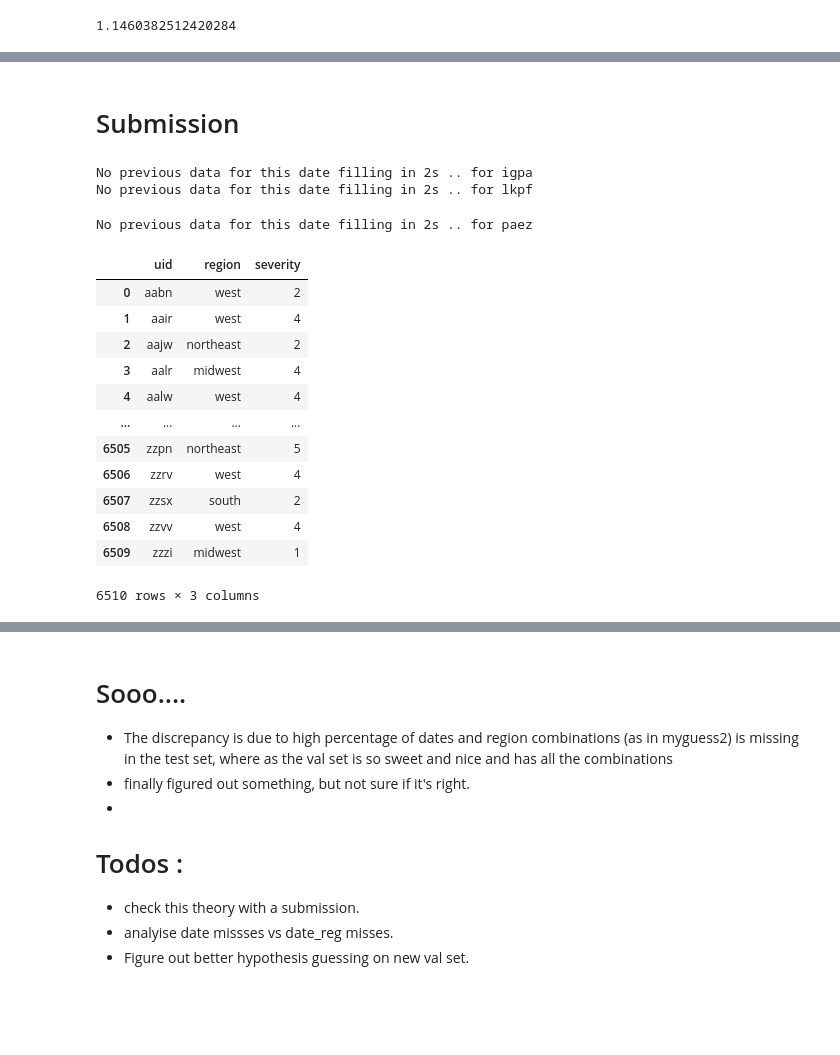
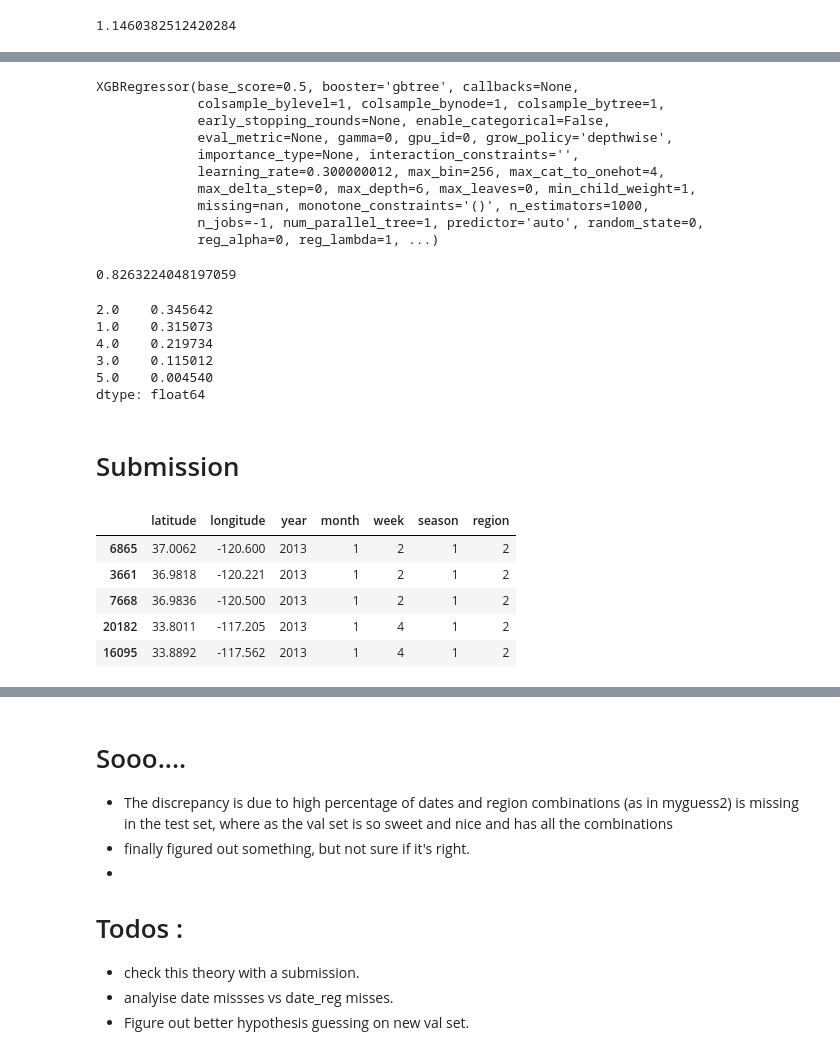
Before and after one commit to k-loki/Algal-bloom-Identification, a Jupyter notebook: notebooks/model_mtdata.ipynb, the cells around one changed output, grey strips where cells are left out. Saved outputs shown, nothing was run; the diff lists cells and outputs as text; code cells hidden in the pictures; blank space fills up the shorter version.

Commit message:
MI scores , xgb on lngs @ 0.83

```diff
--- a/notebooks/model_mtdata.ipynb
+++ b/notebooks/model_mtdata.ipynb
@@ -804,0 +895,30 @@ Missed by 4:  0.0
+# %%
+xgb = XGBRegressor(n_estimators=1000, tree_method='gpu_hist', gpu_id=0, verbosity=1, n_jobs=-1)
+xgb.fit(X_train, y_train, verbose=False)
+# %% [output]
+XGBRegressor(base_score=0.5, booster='gbtree', callbacks=None,
+             colsample_bylevel=1, colsample_bynode=1, colsample_bytree=1,
+             early_stopping_rounds=None, enable_categorical=False,
+             eval_metric=None, gamma=0, gpu_id=0, grow_policy='depthwise',
+             importance_type=None, interaction_constraints='',
+             learning_rate=0.300000012, max_bin=256, max_cat_to_onehot=4,
+             max_delta_step=0, max_depth=6, max_leaves=0, min_child_weight=1,
+             missing=nan, monotone_constraints='()', n_estimators=1000,
+             n_jobs=-1, num_parallel_tree=1, predictor='auto', random_state=0,
+             reg_alpha=0, reg_lambda=1, ...)
+# %%
+preds = xgb.predict(X_val)
+preds = np.round(preds)
+preds = np.clip(preds, 1, 5)
+rmse(y_val, preds)
+# %% [output]
+0.8263224048197059
+# %%
+pd.Series(preds).value_counts(normalize=True)
+# %% [output]
+2.0    0.345642
+1.0    0.315073
+4.0    0.219734
+3.0    0.115012
+5.0    0.004540
+dtype: float64
@@ -805,30 +930,16 @@ Missed by 4:  0.0
 # %% [markdown]
 # Submission
-# %%
-#  Making submission with guess2 mean
-
-sub_format['severity'] = 0
-
-for row in tqdm(te_data.itertuples(), total=te_data.shape[0]):
-    uid_series = te_data[te_data.uid == row.uid]
-    severity = make_guess1(uid_series.iloc[0], date=row.date, tr_data=train_data)   # use all train data for making test submission
-    sub_format.loc[sub_format.uid == row.uid, 'severity'] = severity
-
-sub_format
-# %% [output]
-No previous data for this date filling in 2s .. for igpa
-No previous data for this date filling in 2s .. for lkpf
-No previous data for this date filling in 2s .. for paez
-|  | uid | region | severity |
-| 0 | aabn | west | 2 |
-| 1 | aair | west | 4 |
-| 2 | aajw | northeast | 2 |
-| 3 | aalr | midwest | 4 |
-| 4 | aalw | west | 4 |
-| ... | ... | ... | ... |
-| 6505 | zzpn | northeast | 5 |
-| 6506 | zzrv | west | 4 |
-| 6507 | zzsx | south | 2 |
-| 6508 | zzvv | west | 4 |
-| 6509 | zzzi | midwest | 1 |
-6510 rows × 3 columns
+# %%
+te_data.drop(drop_cols, axis=1, inplace=True)
+te_data['region'] = te_data['region'].map({'midwest': 1, 'west': 2, 'south': 3, 'northeast': 4})
+te_data.week = te_data.week.astype('int')
+te_data.drop('date', axis=1, inplace=True)
+
+te_data.head()
+# %% [output]
+|  | latitude | longitude | year | month | week | season | region |
+| 6865 | 37.0062 | -120.600 | 2013 | 1 | 2 | 1 | 2 |
+| 3661 | 36.9818 | -120.221 | 2013 | 1 | 2 | 1 | 2 |
+| 7668 | 36.9836 | -120.500 | 2013 | 1 | 2 | 1 | 2 |
+| 20182 | 33.8011 | -117.205 | 2013 | 1 | 4 | 1 | 2 |
+| 16095 | 33.8892 | -117.562 | 2013 | 1 | 4 | 1 | 2 |
```
Also changed, not shown: parts of 19 cells of this notebook.
